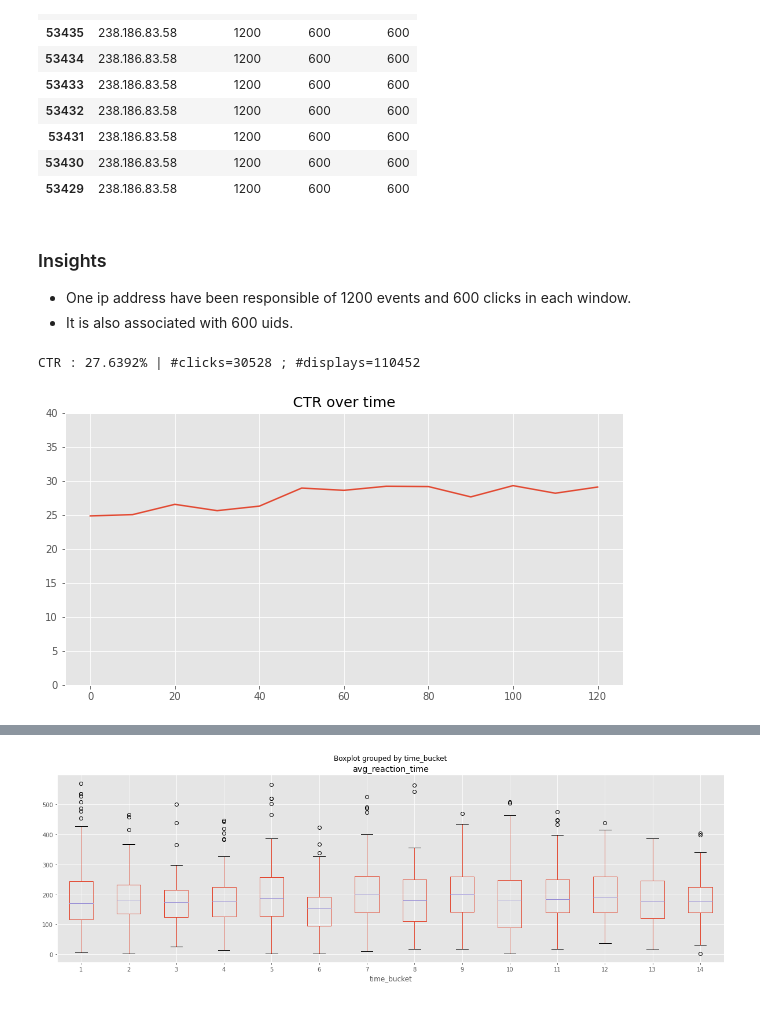
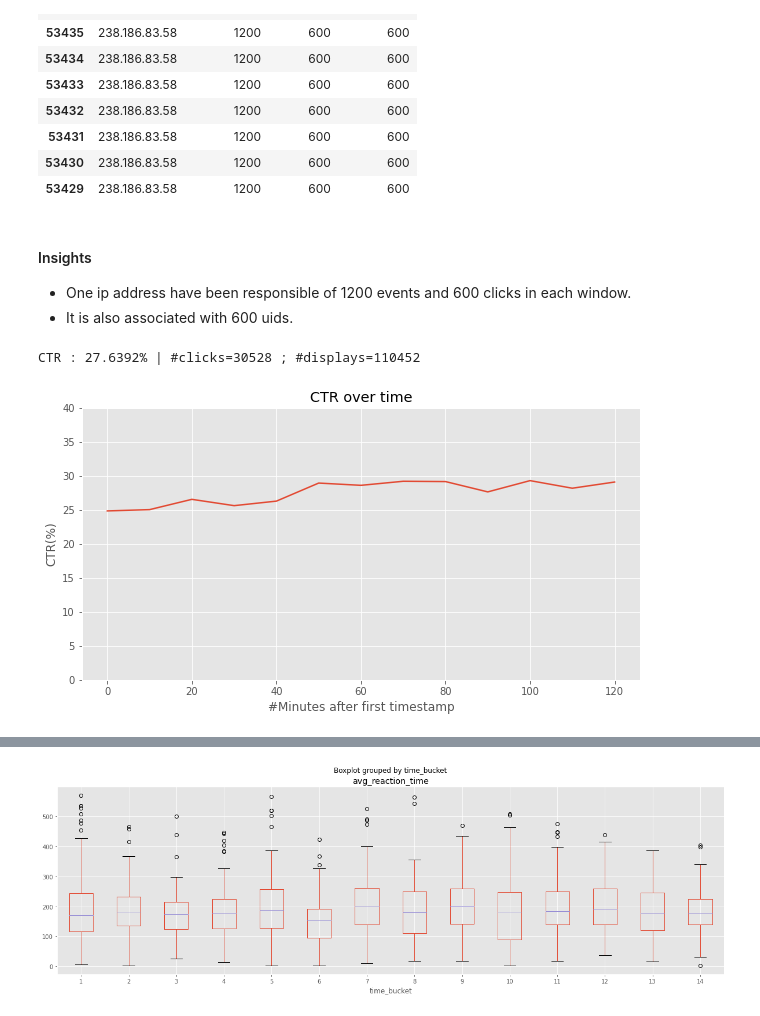
Before and after one commit to vesran/AdFraud-detector, a Jupyter notebook: analysis/Analysis.ipynb, the cells around one changed output, grey strips where cells are left out. Drawn from its saved outputs; the diff is of its cells as text; code cells hidden in the pictures.

```diff
--- a/analysis/Analysis.ipynb
+++ b/analysis/Analysis.ipynb
@@ -68,4 +82,6 @@ Delta : 0 days 02:26:28
 
 * We have recorded 2 hours and 26 minutes of activities.
 * We chose a time window of 10 minutes.
+# %%
+WINDOW_SIZE = 10
 # %%
@@ -110,7 +132,9 @@ def CTR_by_window(df, window_size, plot=True):
         _, ax = plt.subplots(1, 1, figsize=(10, 5))
         ax.plot(range(0, len(ctrs)*window_size, window_size), ctrs)
         ax.set_ylim(0, 40)
-        ax.set_title('CTR over time');
+        ax.set_title('CTR over time')
+        ax.set_ylabel('CTR(%)')
+        ax.set_xlabel('#Minutes after first timestamp');
     else:
         return ctrs, clicks, displays
 
@@ -148,3 +172,8 @@ plot_click_display(df)
 # %%
-ips = df.groupby(['ip', 'time_bucket']).agg({'uid':list, 'eventType':list}).reset_index()
+def get_ip_view(df):
+    ips = df.groupby(['ip', 'time_bucket']).agg({'uid':list, 'eventType':list}).reset_index()
+    ips['num_events'] = ips.eventType.apply(lambda x: len(x))
+    ips['num_uids'] = ips.uid.apply(lambda x: len(set(x)))
+    ips['num_clicks'] = ips.eventType.apply(lambda x: x.count('click'))
+    return ips
 # %%
@@ -176,18 +203,24 @@ ips.sort_values(['num_events', 'time_bucket'], ascending=False)[['ip', 'num_even
 | 53430 | 238.186.83.58 | 1200 | 600 | 600 |
 | 53429 | 238.186.83.58 | 1200 | 600 | 600 |
 # %% [markdown]
-### Insights
+#### Insights
 
 * One ip address have been responsible of 1200 events and 600 clicks in each window.
 * It is also associated with 600 uids.
 # %%
-df = df.merge(ips[['ip', 'time_bucket', 'num_events']], on=['ip', 'time_bucket'], how='left')
+def remove_ip_count_too_high(df, ip_view=None):
+    if ip_view is None:
+        ip_view = get_ip_view(df)
+    df = df.merge(ip_view[['ip', 'time_bucket', 'num_events']], on=['ip', 'time_bucket'], how='left')
+    df_clean = df[df.num_events < 10].copy()
+    return df_clean
 
-df_clean = df[df.num_events < 10].copy()
+
+df_clean = remove_ip_count_too_high(df)
 CTR(df_clean)
 # %% [output]
 CTR : 27.6392% | #clicks=30528 ; #displays=110452
 # %%
-CTR_by_window(df_clean, 10, plot=True)
+CTR_by_window(df_clean, WINDOW_SIZE, plot=True)
 # %% [output]
-[figure, old version]
+[figure, new version]
```
Also changed, not shown: parts of 31 cells of this notebook.
